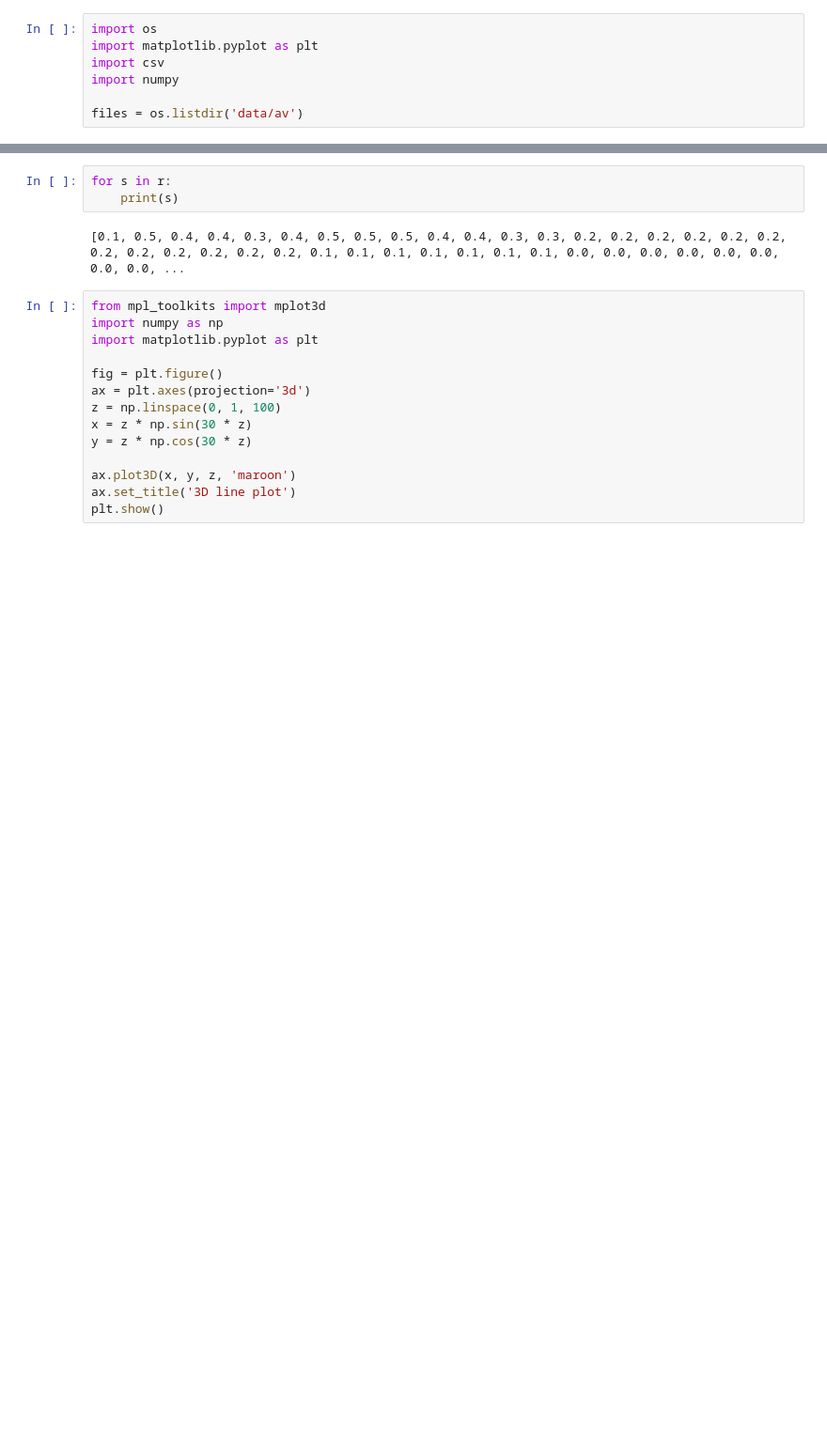
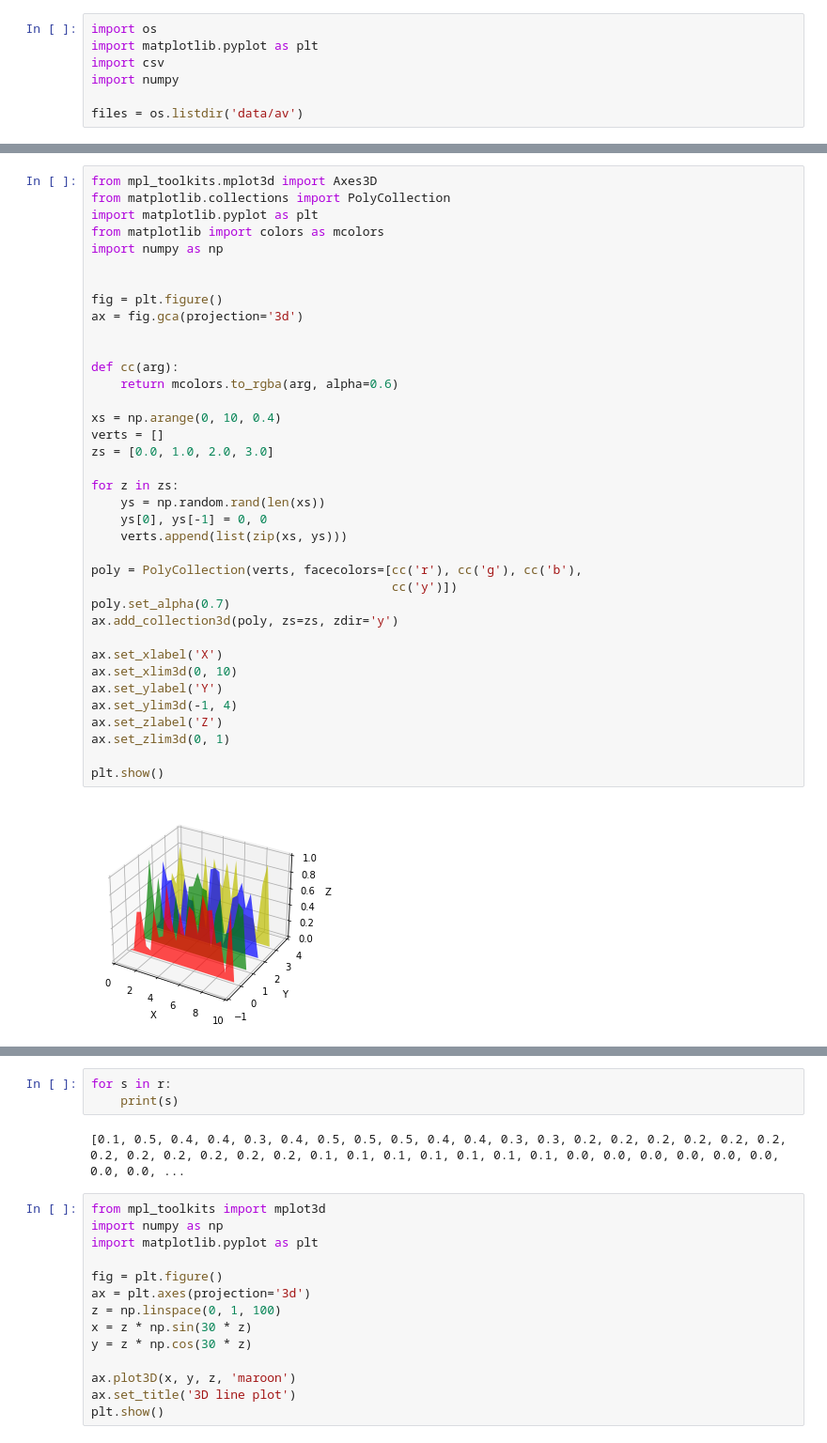
Before and after one commit to vdesgrange/css-2022, a Jupyter notebook: iod.ipynb, the cells around one changed output, grey strips where cells are left out. Shown: that part at 94% size. Drawn from its saved outputs; the diff is of its cells as text; blank space fills up the shorter version.

```diff
--- a/iod.ipynb
+++ b/iod.ipynb
@@ -111,0 +95,39 @@ ts_iod_10_ER_6_1.csv
+# %%
+from mpl_toolkits.mplot3d import Axes3D
+from matplotlib.collections import PolyCollection
+import matplotlib.pyplot as plt
+from matplotlib import colors as mcolors
+import numpy as np
+
+
+fig = plt.figure()
+ax = fig.gca(projection='3d')
+
+
+def cc(arg):
+    return mcolors.to_rgba(arg, alpha=0.6)
+
+xs = np.arange(0, 10, 0.4)
+verts = []
+zs = [0.0, 1.0, 2.0, 3.0]
+
+for z in zs:
+    ys = np.random.rand(len(xs))
+    ys[0], ys[-1] = 0, 0
+    verts.append(list(zip(xs, ys)))
+
+poly = PolyCollection(verts, facecolors=[cc('r'), cc('g'), cc('b'),
+                                         cc('y')])
+poly.set_alpha(0.7)
+ax.add_collection3d(poly, zs=zs, zdir='y')
+
+ax.set_xlabel('X')
+ax.set_xlim3d(0, 10)
+ax.set_ylabel('Y')
+ax.set_ylim3d(-1, 4)
+ax.set_zlabel('Z')
+ax.set_zlim3d(0, 1)
+
+plt.show()
+# %% [output]
+[figure, added]
```
Also changed, not shown: parts of 6 cells of this notebook, 31 other files.
